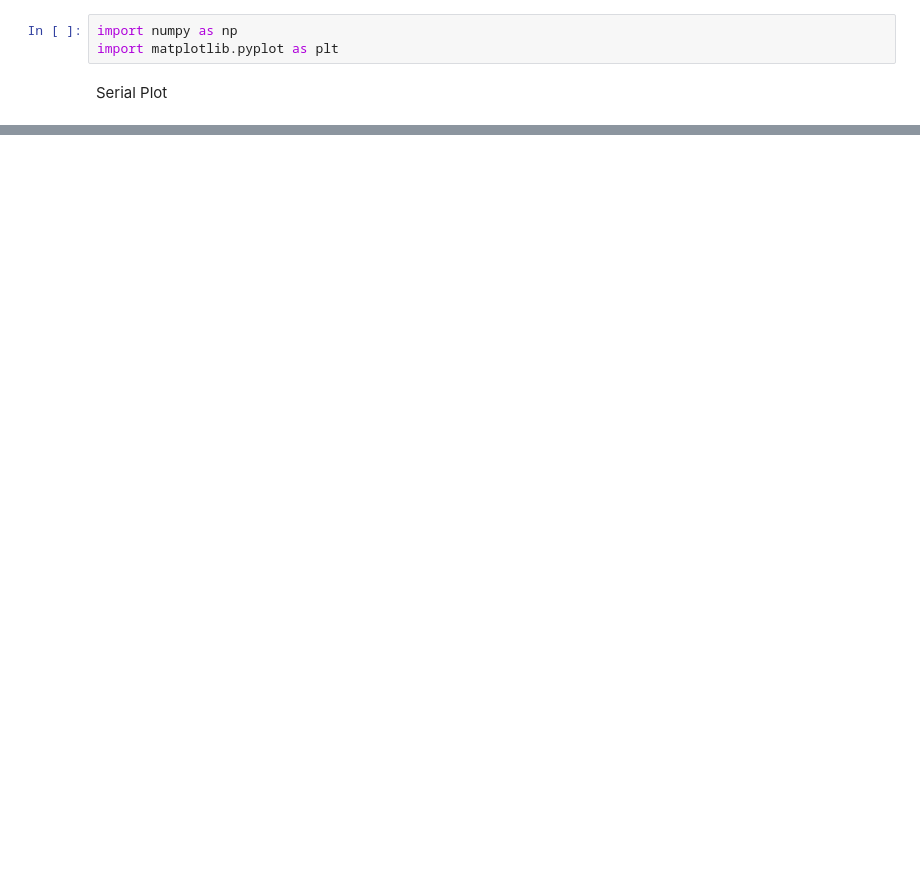
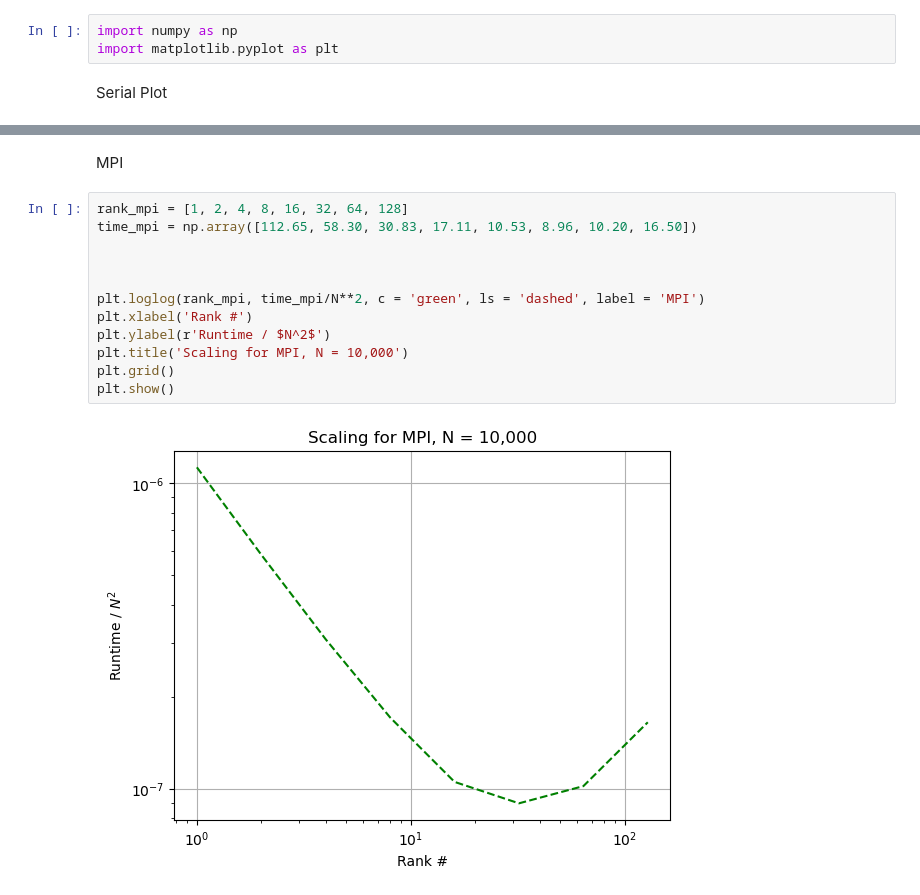
Before and after one commit to austinc21/HPC-Class, a Jupyter notebook: HW5/plots.ipynb, the cells around one changed output, grey strips where cells are left out. Cells and saved outputs as stored; diff of their text form; blank space fills up the shorter version.

```diff
--- a/HW5/plots.ipynb
+++ b/HW5/plots.ipynb
@@ -17,0 +35,16 @@ plt.show()
+# %% [markdown]
+MPI
+# %%
+rank_mpi = [1, 2, 4, 8, 16, 32, 64, 128]
+time_mpi = np.array([112.65, 58.30, 30.83, 17.11, 10.53, 8.96, 10.20, 16.50])
+
+
+
+plt.loglog(rank_mpi, time_mpi/N**2, c = 'green', ls = 'dashed', label = 'MPI')
+plt.xlabel('Rank #')
+plt.ylabel(r'Runtime / $N^2$')
+plt.title('Scaling for MPI, N = 10,000')
+plt.grid()
+plt.show()
+# %% [output]
+[figure, added]
```
Also changed, not shown: parts of 6 cells of this notebook, 5 other files.
